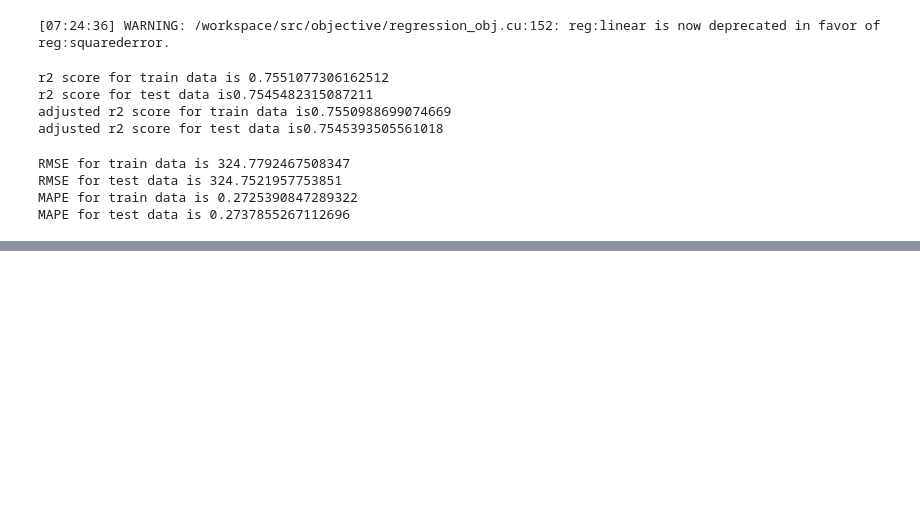
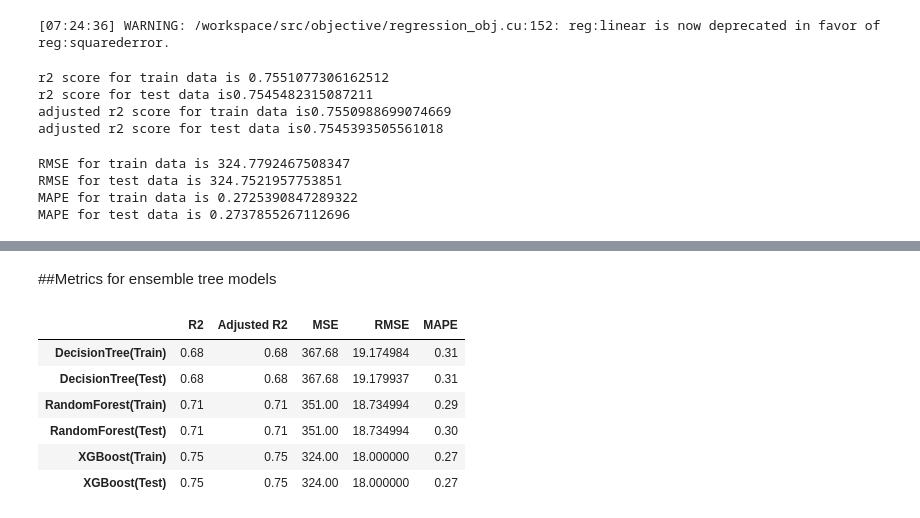
Before and after one commit to issatyajit/NYC-taxi-time-prediction, a Jupyter notebook: NYC_Taxi_Trip_Time_Prediction_Capstone_Project.ipynb, the cells around one changed output, grey strips where cells are left out. Drawn from its saved outputs; the diff is of its cells as text; code cells hidden in the pictures; blank space fills up the shorter version.

```diff
--- a/NYC_Taxi_Trip_Time_Prediction_Capstone_Project.ipynb
+++ b/NYC_Taxi_Trip_Time_Prediction_Capstone_Project.ipynb
@@ -542,0 +576,17 @@ MAPE for test data is 0.2737855267112696
+# %% [markdown]
+##Metrics for ensemble tree models
+# %%
+pd.DataFrame({'DecisionTree(Train)':{'R2':0.68,'Adjusted R2':0.68,'MSE':367.68,'RMSE':(367.68)**0.5,'MAPE':0.31},
+              'DecisionTree(Test)':{'R2':0.68,'Adjusted R2':0.68,'MSE':367.68,'RMSE':(367.87)**0.5,'MAPE':0.31},
+              'RandomForest(Train)':{'R2':0.71,'Adjusted R2':0.71,'MSE':351,'RMSE':(351)**0.5,'MAPE':0.29},
+              'RandomForest(Test)':{'R2':0.71,'Adjusted R2':0.71,'MSE':351,'RMSE':(351)**0.5,'MAPE':0.30},
+              'XGBoost(Train)':{'R2':0.75,'Adjusted R2':0.75,'MSE':324,'RMSE':(324)**0.5,'MAPE':0.27},
+              'XGBoost(Test)':{'R2':0.75,'Adjusted R2':0.75,'MSE':324,'RMSE':(324)**0.5,'MAPE':0.27}}).transpose()
+# %% [output]
+|  | R2 | Adjusted R2 | MSE | RMSE | MAPE |
+| DecisionTree(Train) | 0.68 | 0.68 | 367.68 | 19.174984 | 0.31 |
+| DecisionTree(Test) | 0.68 | 0.68 | 367.68 | 19.179937 | 0.31 |
+| RandomForest(Train) | 0.71 | 0.71 | 351.00 | 18.734994 | 0.29 |
+| RandomForest(Test) | 0.71 | 0.71 | 351.00 | 18.734994 | 0.30 |
+| XGBoost(Train) | 0.75 | 0.75 | 324.00 | 18.000000 | 0.27 |
+| XGBoost(Test) | 0.75 | 0.75 | 324.00 | 18.000000 | 0.27 |
```
Also changed, not shown: parts of 27 cells of this notebook.
